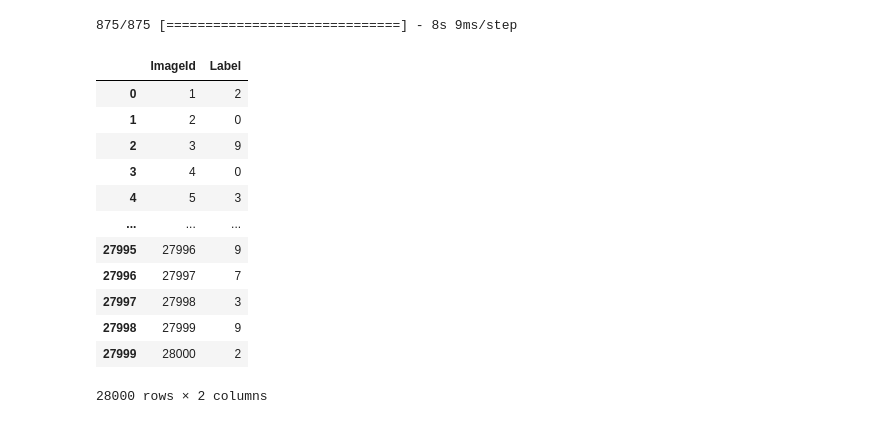
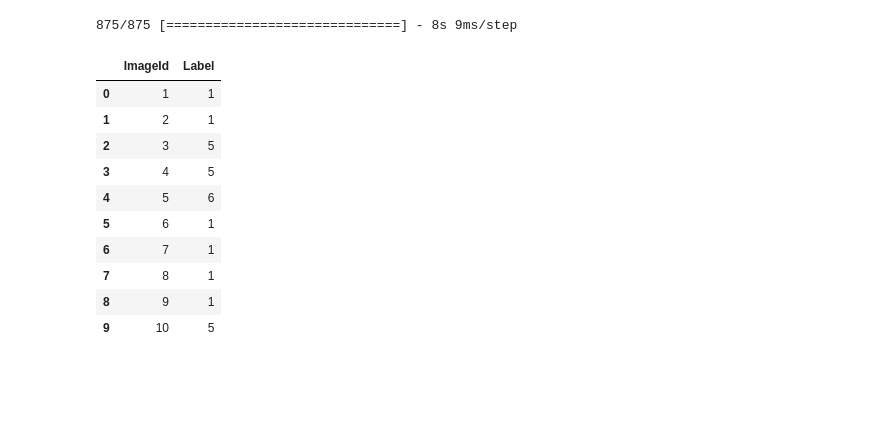
Before and after one commit to Noppagorn/digit-recognizer, a Jupyter notebook: DnnKerasWay/main.ipynb, the cells around one changed output. Drawn from its saved outputs; the diff is of its cells as text; code cells hidden in the pictures; blank space fills up the shorter version.

```diff
--- a/DnnKerasWay/main.ipynb
+++ b/DnnKerasWay/main.ipynb
@@ -174,11 +160,11 @@ pltGraph(y_train)
 X = X_train
 y = y_train
 X_train, X_val, y_train, y_val = train_test_split(X_train, y_train, test_size=0.10, random_state=42)
-gen = ImageDataGenerator(rotation_range=8, width_shift_range=0.08, shear_range=0.3,
+gen = ImageDataGenerator(rescale=1/255,rotation_range=8, width_shift_range=0.08, shear_range=0.3,
                                height_shift_range=0.08, zoom_range=0.08)
 batches = gen.flow(X_train, y_train, batch_size=64)
 val_batches = gen.flow(X_val, y_val, batch_size=64)
 # %%
 model = getBnmodel()
 batches = gen.flow(X, y, batch_size=64)
-history = model.fit_generator(generator=batches, steps_per_epoch=batches.n, epochs=5, verbose=0)
+# history = model.fit_generator(generator=batches, steps_per_epoch=batches.n, epochs=, verbose=0)
@@ -187,4 +171,4 @@ WARNING:tensorflow:Your input ran out of data; interrupting training. Make sure
 # %%
-history = model.fit_generator(generator=batches, steps_per_epoch=batches.n, epochs=3,
+history = model.fit_generator(generator=batches, steps_per_epoch=batches.n, epochs=10,
                     validation_data=val_batches, validation_steps=val_batches.n)
 # %% [output]
@@ -202,20 +191,18 @@ predictions = model.predict(X_test)
 875/875 [==============================] - 8s 9ms/step
 # %%
 predictionsDataFrame = createDataFrameFile(predictions)
-predictionsDataFrame
+predictionsDataFrame[0:10]
 # %% [output]
 |  | ImageId | Label |
-| 0 | 1 | 2 |
-| 1 | 2 | 0 |
-| 2 | 3 | 9 |
-| 3 | 4 | 0 |
-| 4 | 5 | 3 |
-| ... | ... | ... |
-| 27995 | 27996 | 9 |
-| 27996 | 27997 | 7 |
-| 27997 | 27998 | 3 |
-| 27998 | 27999 | 9 |
-| 27999 | 28000 | 2 |
+| 0 | 1 | 1 |
+| 1 | 2 | 1 |
+| 2 | 3 | 5 |
+| 3 | 4 | 5 |
+| 4 | 5 | 6 |
+| 5 | 6 | 1 |
+| 6 | 7 | 1 |
+| 7 | 8 | 1 |
+| 8 | 9 | 1 |
+| 9 | 10 | 5 |
-28000 rows × 2 columns
 # %%
 predictionsDataFrame.to_csv("DR.csv", index=False, header=True)
```
Also changed, not shown: parts of 9 cells of this notebook.
